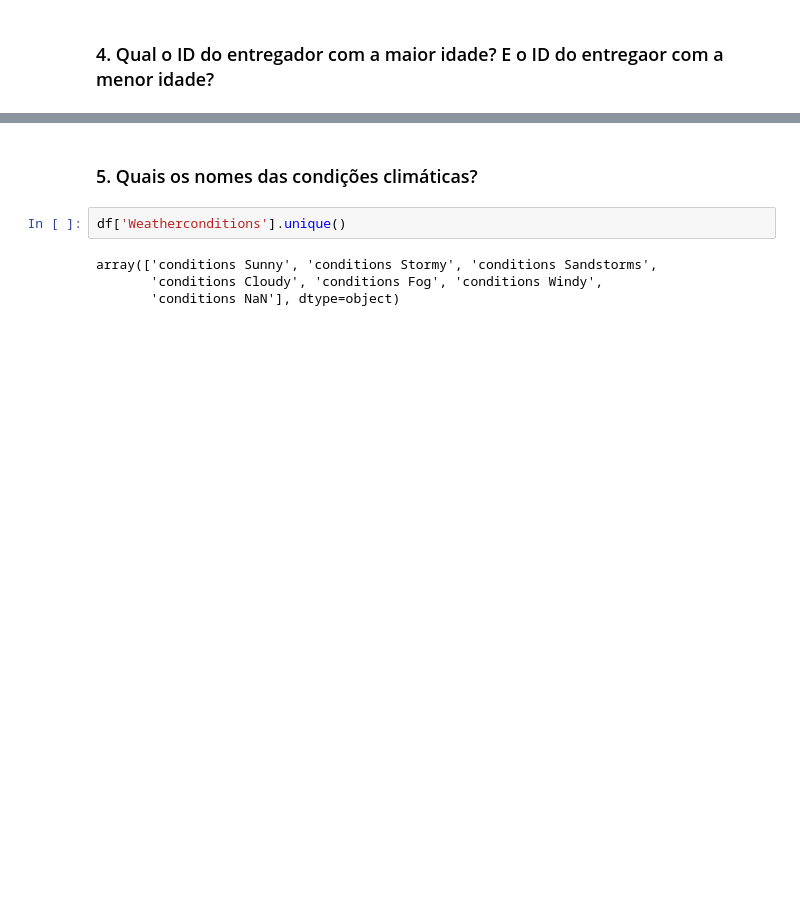
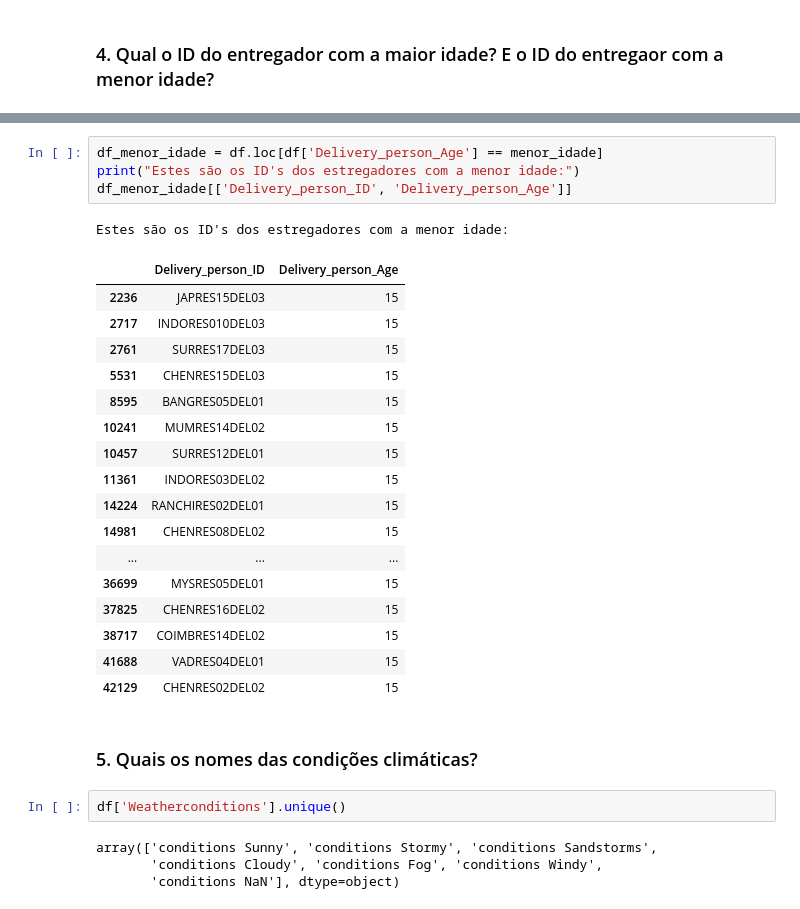
Before and after one commit to LuiMagno/DS_Notebooks, a Jupyter notebook: ComunidadeDS/FTC_Python/Exercícios 01 - Ciclo04.ipynb, the cells around one changed output, grey strips where cells are left out. Saved outputs shown, nothing was run; the diff lists cells and outputs as text; blank space fills up the shorter version.

```diff
--- a/ComunidadeDS/FTC_Python/Exercícios 01 - Ciclo04.ipynb
+++ b/ComunidadeDS/FTC_Python/Exercícios 01 - Ciclo04.ipynb
@@ -69,3 +137,26 @@ df3[['Delivery_person_ID', 'Delivery_person_Age']]
+# %%
+df_menor_idade = df.loc[df['Delivery_person_Age'] == menor_idade]
+print("Estes são os ID's dos estregadores com a menor idade:")
+df_menor_idade[['Delivery_person_ID', 'Delivery_person_Age']]
+# %% [output]
+Estes são os ID's dos estregadores com a menor idade:
+|  | Delivery_person_ID | Delivery_person_Age |
+| 2236 | JAPRES15DEL03 | 15 |
+| 2717 | INDORES010DEL03 | 15 |
+| 2761 | SURRES17DEL03 | 15 |
+| 5531 | CHENRES15DEL03 | 15 |
+| 8595 | BANGRES05DEL01 | 15 |
+| 10241 | MUMRES14DEL02 | 15 |
+| 10457 | SURRES12DEL01 | 15 |
+| 11361 | INDORES03DEL02 | 15 |
+| 14224 | RANCHIRES02DEL01 | 15 |
+| 14981 | CHENRES08DEL02 | 15 |
+| ... | ... | ... |
+| 36699 | MYSRES05DEL01 | 15 |
+| 37825 | CHENRES16DEL02 | 15 |
+| 38717 | COIMBRES14DEL02 | 15 |
+| 41688 | VADRES04DEL01 | 15 |
+| 42129 | CHENRES02DEL02 | 15 |
 # %% [markdown]
 ### 5. Quais os nomes das condições climáticas?
 # %%
```
Also changed, not shown: parts of 45 cells of this notebook, 2 other files.
